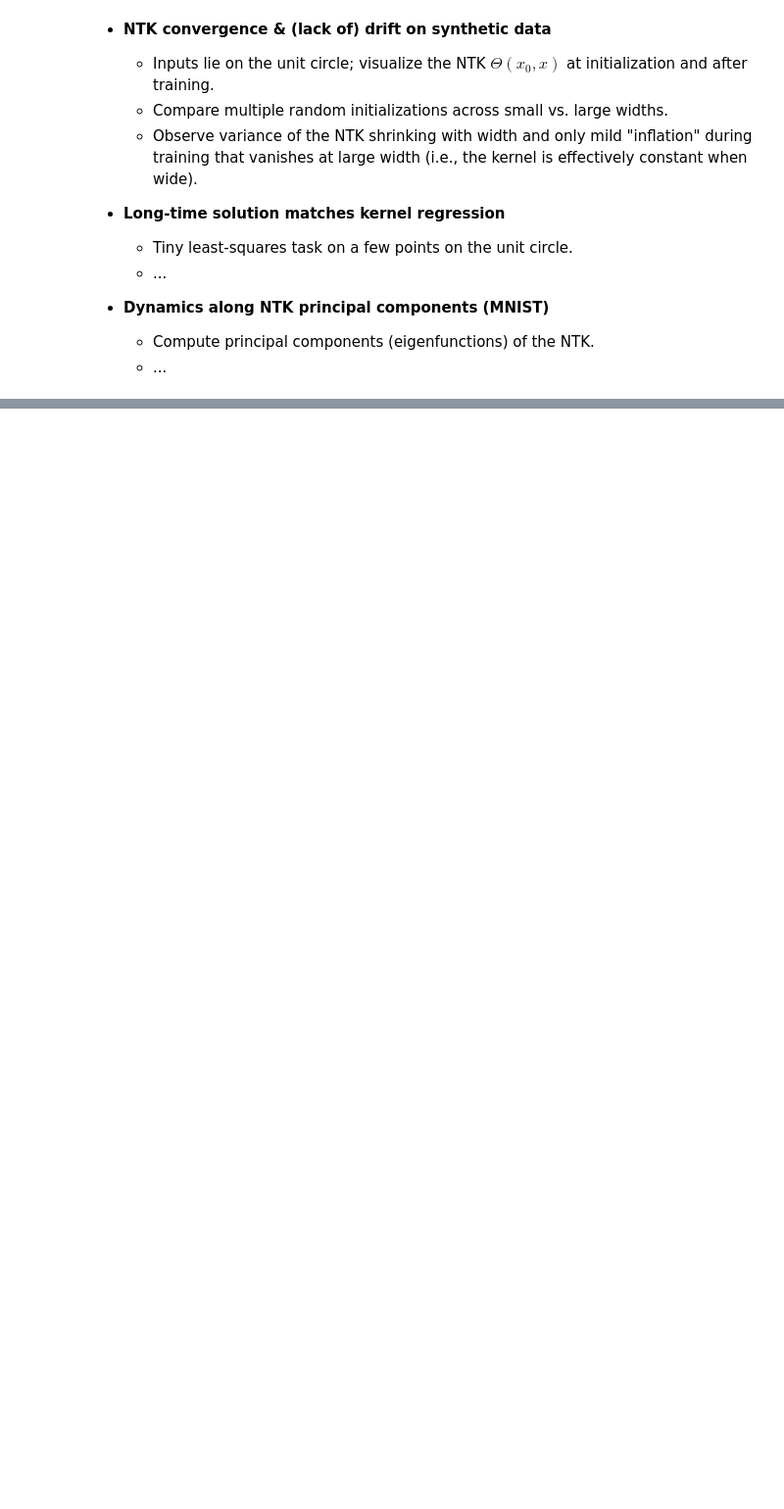
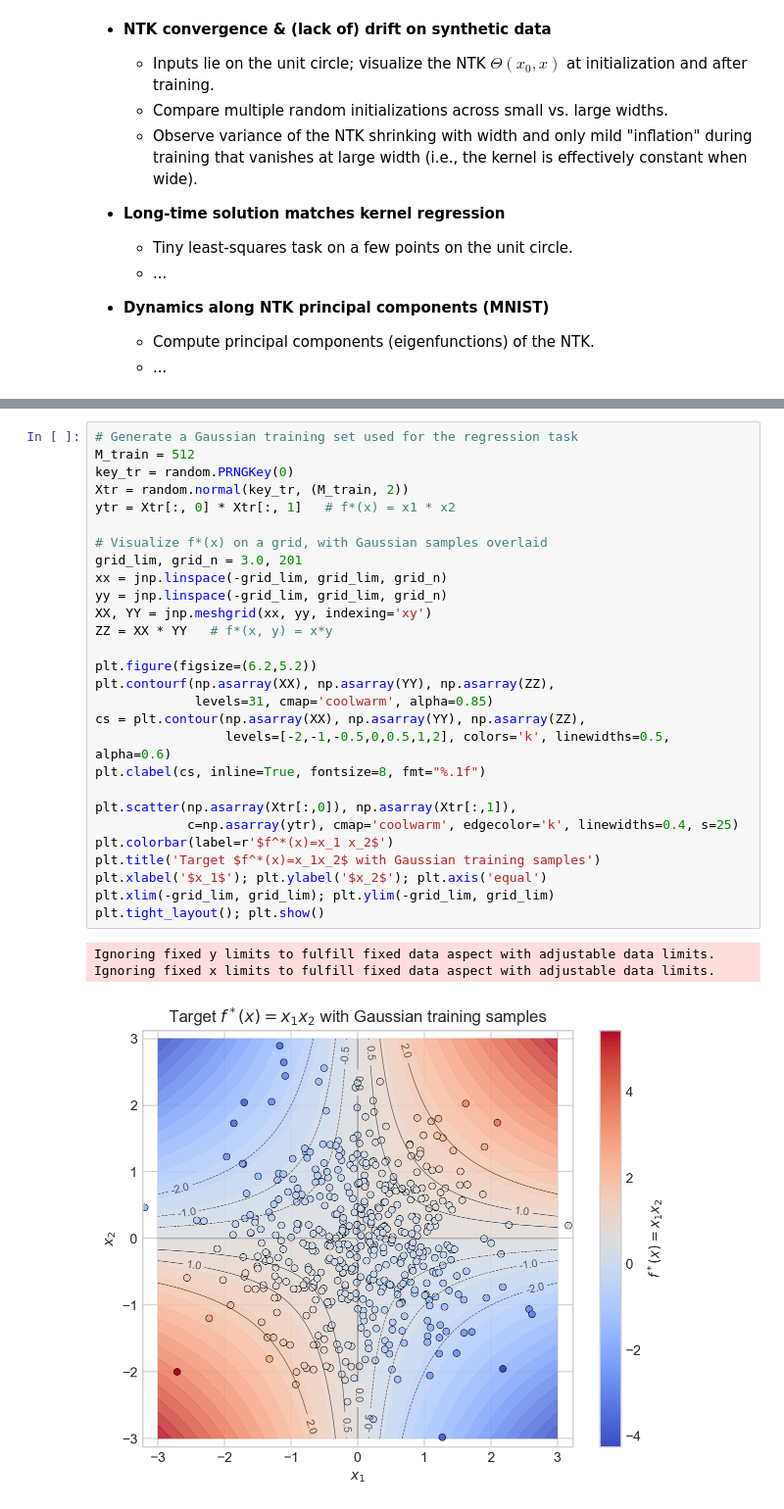
Before and after one commit to obi-wan-shinobi/msc-thesis, a Jupyter notebook: code/notebooks/ntk-experiment.ipynb, the cells around one changed output, grey strips where cells are left out. Shown at 98% size. Cells and saved outputs as stored; diff of their text form; blank space fills up the shorter version.

```diff
--- a/code/notebooks/ntk-experiment.ipynb
+++ b/code/notebooks/ntk-experiment.ipynb
@@ -15,0 +115,32 @@
+# %%
+# Generate a Gaussian training set used for the regression task
+M_train = 512
+key_tr = random.PRNGKey(0)
+Xtr = random.normal(key_tr, (M_train, 2))
+ytr = Xtr[:, 0] * Xtr[:, 1]   # f*(x) = x1 * x2
+
+# Visualize f*(x) on a grid, with Gaussian samples overlaid
+grid_lim, grid_n = 3.0, 201
+xx = jnp.linspace(-grid_lim, grid_lim, grid_n)
+yy = jnp.linspace(-grid_lim, grid_lim, grid_n)
+XX, YY = jnp.meshgrid(xx, yy, indexing='xy')
+ZZ = XX * YY   # f*(x, y) = x*y
+
+plt.figure(figsize=(6.2,5.2))
+plt.contourf(np.asarray(XX), np.asarray(YY), np.asarray(ZZ),
+             levels=31, cmap='coolwarm', alpha=0.85)
+cs = plt.contour(np.asarray(XX), np.asarray(YY), np.asarray(ZZ),
+                 levels=[-2,-1,-0.5,0,0.5,1,2], colors='k', linewidths=0.5, alpha=0.6)
+plt.clabel(cs, inline=True, fontsize=8, fmt="%.1f")
+
+plt.scatter(np.asarray(Xtr[:,0]), np.asarray(Xtr[:,1]),
+            c=np.asarray(ytr), cmap='coolwarm', edgecolor='k', linewidths=0.4, s=25)
+plt.colorbar(label=r'$f^*(x)=x_1 x_2$')
+plt.title('Target $f^*(x)=x_1x_2$ with Gaussian training samples')
+plt.xlabel('$x_1$'); plt.ylabel('$x_2$'); plt.axis('equal')
+plt.xlim(-grid_lim, grid_lim); plt.ylim(-grid_lim, grid_lim)
+plt.tight_layout(); plt.show()
+# %% [output]
+Ignoring fixed y limits to fulfill fixed data aspect with adjustable data limits.
+Ignoring fixed x limits to fulfill fixed data aspect with adjustable data limits.
+[figure, added]
```
Also changed, not shown: parts of 31 cells of this notebook, 24 other files.
